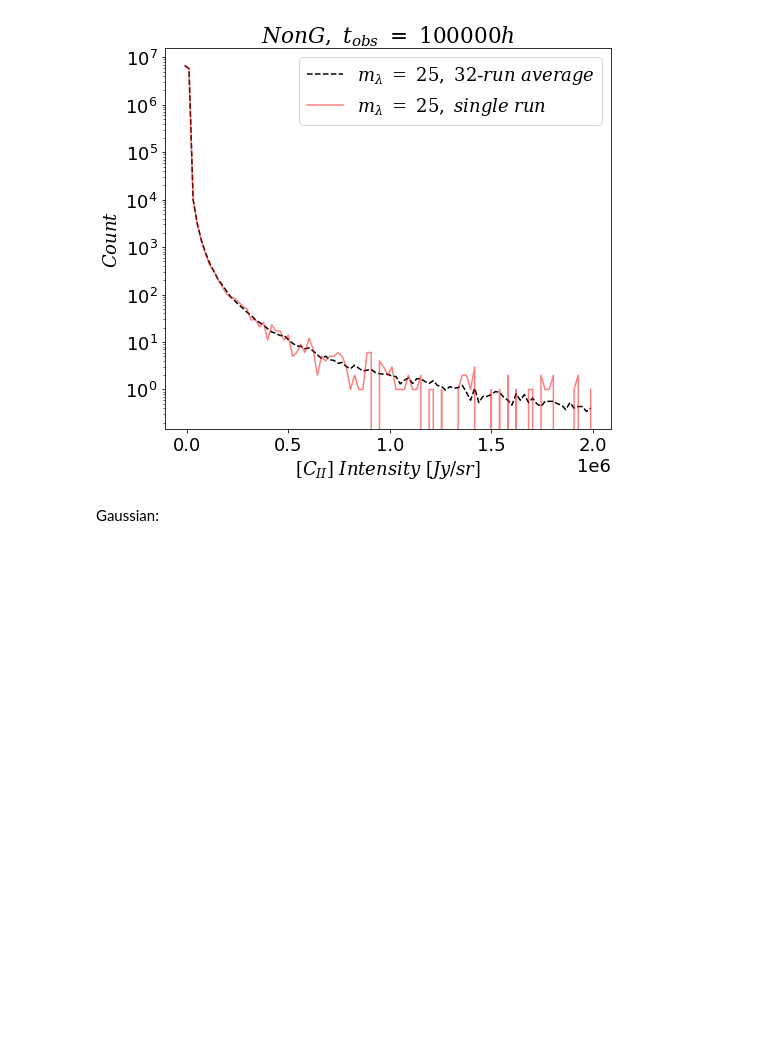
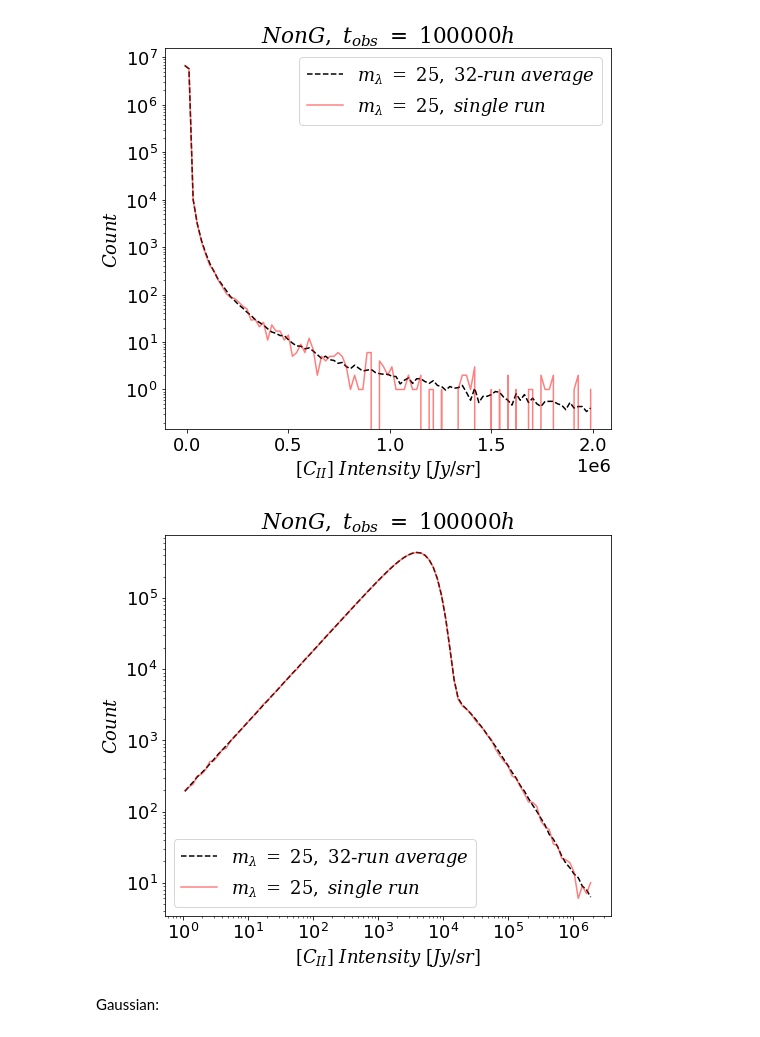
Before and after one commit to PatrickHorlaville/CITA_LIM, a Jupyter notebook: Nate_sims_avg.ipynb, the cells around one changed output. Cells and saved outputs as stored; diff of their text form; code cells hidden in the pictures; blank space fills up the shorter version.

```diff
--- a/Nate_sims_avg.ipynb
+++ b/Nate_sims_avg.ipynb
@@ -141,6 +143,18 @@ plt.legend()
 plt.savefig('casca/plots/ngaussian_2e6.png', bbox_inches = 'tight')
 # %% [output]
 [figure]
+# %%
+plt.plot(center, avg_ngauss, '--k', label = r'$m_\lambda\ =\ 25,\ 32$-$run\ average$')
+plt.plot(center, n_ng[4], 'r', label = r'$m_\lambda\ =\ 25,\ single\ run$', alpha = 0.5)
+plt.xlabel(r'$[C_{II}]\ Intensity\ [Jy/sr]$')
+plt.ylabel(r'$Count$')
+plt.yscale('log')
+plt.xscale('log')
+plt.title(r'$NonG,\ t_{obs}\ =\ 100000h$')
+plt.legend()
+plt.savefig('casca/plots/2e6/xlog/ngaussian_2e6_xlog.png', bbox_inches = 'tight')
+# %% [output]
+[figure, added]
 # %% [markdown]
 Gaussian:
 # %%
```
Also changed, not shown: parts of 8 cells of this notebook, 18 other files.
